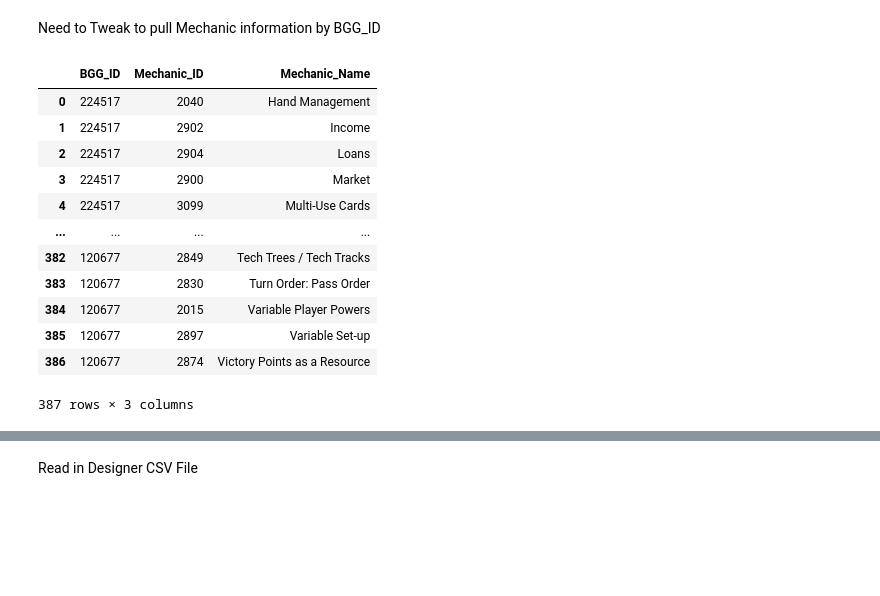
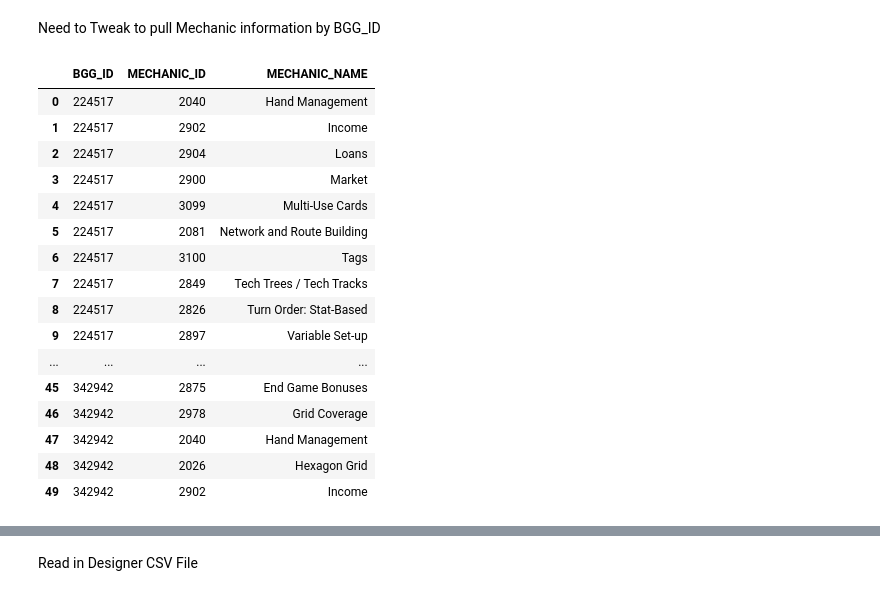
Before and after one commit to jashel08/board_games_capstone, a Jupyter notebook: Board_Games2.ipynb, the cells around one changed output, grey strips where cells are left out. Cells and saved outputs as stored; diff of their text form; code cells hidden in the pictures; blank space fills up the shorter version.

Commit message:
Updates to Board_games2, and Board_Games_Final

```diff
--- a/Board_Games2.ipynb
+++ b/Board_Games2.ipynb
@@ -158,7 +189,7 @@ df_bgr_top.to_csv('.\\.venv\\data\\bgr_top.csv', index=False)
 # %% [markdown]
 Extract BGG IDs from csv into list to feed into API.
 # %%
-bg_ids = df_bgr_top['id'].values.tolist()
+bg_ids = df_bgr_top[str('BGG_ID')].values.tolist()
 print(bg_ids)
 # %% [output]
 [224517, 161936, 174430, 342942, 233078, 316554, 167791, 115746, 187645, 291457, 162886, 220308, 12333, 182028, 193738, 84876, 169786, 246900, 173346, 28720, 167355, 266507, 177736, 124361, 295770, 34 ...
@@ -187,21 +195,0 @@ Small scale test of XML Parsing based on one BGG ID.
-# %%
-root = ET.fromstring(api_data)
-bgg_id_ls = []
-des_id_ls = []
-des_name_ls = []
-##designers = {'BGG ID': bgg_id_ser}
-designers_smol = {'BGG_ID': ['224517']}
-
-##for index, row in df_designersv3.iterrows():
-for item in root:
-  for link in item.findall('link'):
-    if(link.get('type') == 'boardgamedesigner'):
-      des_id_ls.append(link.get('id'))
-      des_name_ls.append(link.get('value'))
-      bgg_id_ls.append(item.get('id'))
-des_id_ser = pd.Series(des_id_ls)
-des_name_ser = pd.Series(des_name_ls)
-bgg_id_ser = pd.Series(bgg_id_ls)
-desv3_frame = {'BGG_ID': bgg_id_ser, 'Designer_ID': des_id_ser, 'Designer_Name': des_name_ser}
-df_designersv3 = pd.DataFrame(desv3_frame)
-df_designersv3
@@ -213,8 +196,8 @@ df_designersv3
 # %% [markdown]
 Larger Scale Test
 # %%
-df_bgr_30 = pd.DataFrame(df_bgr2.loc[(df_bgr2['rank'] >=1) & (df_bgr2['rank'] <=30)])
-bg_ids_30 = df_bgr_30['id'].values.tolist()
+df_bgr_30 = pd.DataFrame(df_bgr_top.loc[(df_bgr_top['OVERALL_RANK'] >=1) & (df_bgr_top['OVERALL_RANK'] <=30)])
+bg_ids_30 = df_bgr_30['BGG_ID'].values.tolist()
 bgidtest30 = [i for (i,x) in enumerate(bg_ids_30) if x%4 == 0]
 for id in bg_ids_30:
     if id%4 == 0:
@@ -239,7 +222,7 @@ for id in bg_ids_30:
     api_data_30 = api_rec_30.content
     root = ET.fromstring(api_data_30)
     if id%4 == 0:
-      time.sleep(20)
+      time.sleep(6)
       for item in root:
         for link in item.findall('link'):
           if(link.get('type') == 'boardgamedesigner'):
@@ -257,7 +240,7 @@ for id in bg_ids_30:
 des_id_ser = pd.Series(des_id_ls)
 des_name_ser = pd.Series(des_name_ls)
 bgg_id_ser = pd.Series(bgg_id_ls)
-desv3_frame = {'BGG_ID': bgg_id_ser, 'Designer_ID': des_id_ser, 'Designer_Name': des_name_ser}
+desv3_frame = {'BGG_ID': bgg_id_ser, 'DESIGNER_ID': des_id_ser, 'DESIGNER_NAME': des_name_ser}
 df_designersv3 = pd.DataFrame(desv3_frame)
 df_designersv3
 # %% [output]
@@ -317,45 +314,49 @@ Need to Tweak to pull Mechanic information by BGG_ID
 # %%
 mech_id_ls = []
 mech_name_ls = []
 mech_bggid_ls = []
 
 for id in bg_ids_30:
-    api_rec_30 = requests.get(API_base_string + str(id))
-    api_data_30 = api_rec_30.content
-    root = ET.fromstring(api_data_30)
-    if id%4 == 0:
-      time.sleep(8)
+    api_rec = requests.get(API_base_string + str(id))
+    api_data = api_rec.content
+    root = ET.fromstring(api_data)
+    if id%7 == 0:
+      time.sleep(5)
       for item in root:
         for link in item.findall('link'):
           if(link.get('type') == 'boardgamemechanic'):
             mech_id_ls.append(link.get('id'))
             mech_name_ls.append(link.get('value'))
             mech_bggid_ls.append(item.get('id'))
     else:
       for item in root:
         for link in item.findall('link'):
            if(link.get('type') == 'boardgamemechanic'):
             mech_id_ls.append(link.get('id'))
             mech_name_ls.append(link.get('value'))
             mech_bggid_ls.append(item.get('id'))
 
 mech_bggid_ser = pd.Series(mech_bggid_ls)
 mech_id_ser = pd.Series(mech_id_ls)
 mech_name_ser = pd.Series(mech_name_ls)
-mechv3_frame = {'BGG_ID': mech_bggid_ser, 'Mechanic_ID': mech_id_ser, 'Mechanic_Name': mech_name_ser}
+mechv3_frame = {'BGG_ID': mech_bggid_ser, 'MECHANIC_ID': mech_id_ser, 'MECHANIC_NAME': mech_name_ser}
 df_mechv3 = pd.DataFrame(mechv3_frame)
-df_mechv3
+df_mechv3.head(50)
 # %% [output]
-|  | BGG_ID | Mechanic_ID | Mechanic_Name |
+|  | BGG_ID | MECHANIC_ID | MECHANIC_NAME |
 | 0 | 224517 | 2040 | Hand Management |
 | 1 | 224517 | 2902 | Income |
 | 2 | 224517 | 2904 | Loans |
 | 3 | 224517 | 2900 | Market |
 | 4 | 224517 | 3099 | Multi-Use Cards |
+| 5 | 224517 | 2081 | Network and Route Building |
+| 6 | 224517 | 3100 | Tags |
+| 7 | 224517 | 2849 | Tech Trees / Tech Tracks |
+| 8 | 224517 | 2826 | Turn Order: Stat-Based |
+| 9 | 224517 | 2897 | Variable Set-up |
 | ... | ... | ... | ... |
-| 382 | 120677 | 2849 | Tech Trees / Tech Tracks |
-| 383 | 120677 | 2830 | Turn Order: Pass Order |
-| 384 | 120677 | 2015 | Variable Player Powers |
-| 385 | 120677 | 2897 | Variable Set-up |
-| 386 | 120677 | 2874 | Victory Points as a Resource |
+| 45 | 342942 | 2875 | End Game Bonuses |
+| 46 | 342942 | 2978 | Grid Coverage |
+| 47 | 342942 | 2040 | Hand Management |
+| 48 | 342942 | 2026 | Hexagon Grid |
+| 49 | 342942 | 2902 | Income |
-387 rows × 3 columns
```
Also changed, not shown: parts of 28 cells of this notebook, 1 other file.
